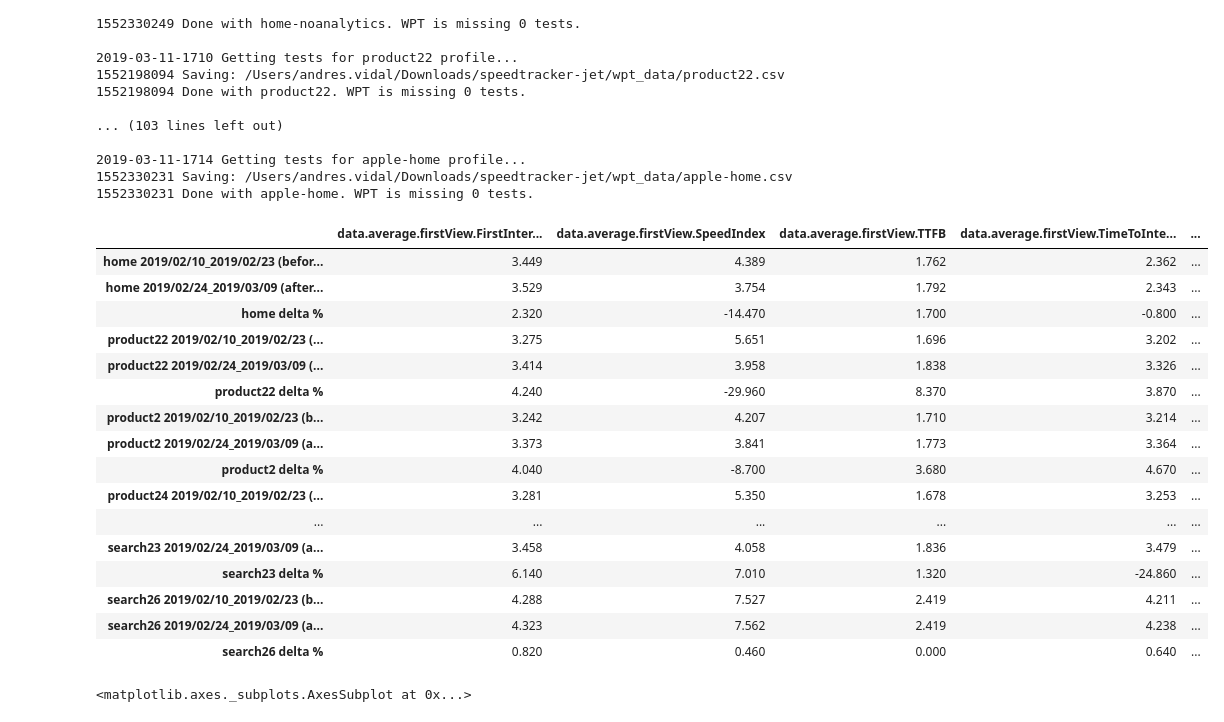
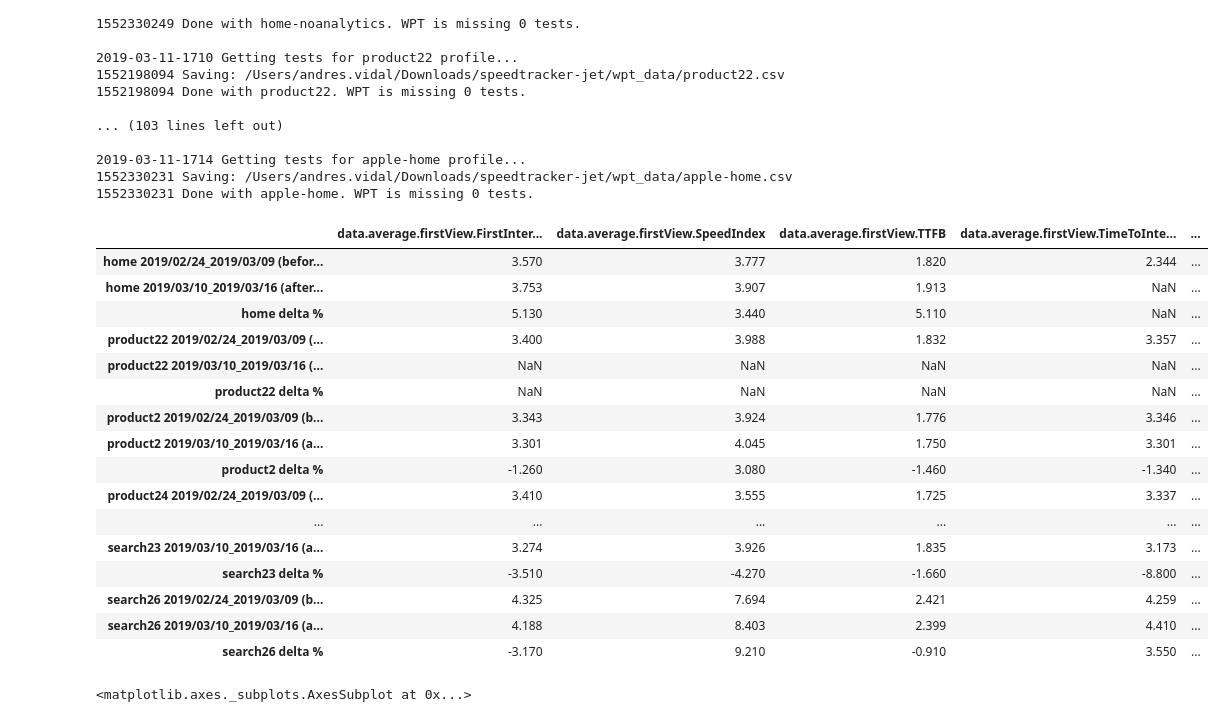
Before and after one commit to andresvidal/speedtracker-jet, a Jupyter notebook: Speedtracker.ipynb, the cells around one changed output. Saved outputs shown, nothing was run; the diff lists cells and outputs as text; code cells hidden in the pictures.

```diff
--- a/Speedtracker.ipynb
+++ b/Speedtracker.ipynb
@@ -313,51 +313,51 @@ ts = datetime.now().strftime("%Y%m%d%H%M")
 #
 # Pre-determined run dates below based on batman sprint cycles
 #
 
 #df = run_compare(speedtracker_profiles, '2019/01/13', '2019/01/26', '2019/01/27', '2019/02/09') # 2/2 weeks
 
 #df = run_compare(speedtracker_profiles, '2019/01/27', '2019/02/09', '2019/02/10', '2019/02/16') # 2/1 weeks
 #df = run_compare(speedtracker_profiles, '2019/01/27', '2019/02/09', '2019/02/10', '2019/02/23') # 2/2 weeks
 
 #df = run_compare(speedtracker_profiles, '2019/02/10', '2019/02/23', '2019/02/24', '2019/03/02') # 2/1 weeks
-df = run_compare(speedtracker_profiles, '2019/02/10', '2019/02/23', '2019/02/24', '2019/03/09') # 2/2 weeks
+#df = run_compare(speedtracker_profiles, '2019/02/10', '2019/02/23', '2019/02/24', '2019/03/09') # 2/2 weeks
 
-#df = run_compare(speedtracker_profiles, '2019/02/24', '2019/03/09', '2019/03/10', '2019/03/16') # 2/1 weeks
+df = run_compare(speedtracker_profiles, '2019/02/24', '2019/03/09', '2019/03/10', '2019/03/16') # 2/1 weeks
 #df = run_compare(speedtracker_profiles, '2019/02/24', '2019/03/09', '2019/03/10', '2019/03/23') # 2/2 weeks
 
 #df = run_compare(speedtracker_profiles, '2019/03/10', '2019/03/23', '2019/03/24', '2019/03/30') # 2/1 weeks
 #df = run_compare(speedtracker_profiles, '2019/03/10', '2019/03/23', '2019/03/24', '2019/04/06') # 2/2 weeks
 
 #df = run_compare(speedtracker_profiles, '2019/03/24', '2019/04/06', '2019/04/07', '2019/04/13') # 2/1 weeks
 #df = run_compare(speedtracker_profiles, '2019/03/24', '2019/04/06', '2019/04/07', '2019/04/20') # 2/2 weeks
 
 
 # test
 #df = run_compare(speedtracker_profiles, '2018/11/01', '2018/11/30', '2019/02/24', '2019/03/02')
 
 # Save
 df.to_csv(join(temp_path, f'speedtracker-analysis_{ts}.csv'))
 
 # Show data table. Comment to ignore showing.
 df
 # %% [output]
 |  | data.average.firstView.FirstInter... | data.average.firstView.SpeedIndex | data.average.firstView.TTFB | data.average.firstView.TimeToInte... | ... |
-| home 2019/02/10_2019/02/23 (befor... | 3.449 | 4.389 | 1.762 | 2.362 | ... |
-| home 2019/02/24_2019/03/09 (after... | 3.529 | 3.754 | 1.792 | 2.343 | ... |
-| home delta % | 2.320 | -14.470 | 1.700 | -0.800 | ... |
-| product22 2019/02/10_2019/02/23 (... | 3.275 | 5.651 | 1.696 | 3.202 | ... |
-| product22 2019/02/24_2019/03/09 (... | 3.414 | 3.958 | 1.838 | 3.326 | ... |
-| product22 delta % | 4.240 | -29.960 | 8.370 | 3.870 | ... |
-| product2 2019/02/10_2019/02/23 (b... | 3.242 | 4.207 | 1.710 | 3.214 | ... |
-| product2 2019/02/24_2019/03/09 (a... | 3.373 | 3.841 | 1.773 | 3.364 | ... |
-| product2 delta % | 4.040 | -8.700 | 3.680 | 4.670 | ... |
-| product24 2019/02/10_2019/02/23 (... | 3.281 | 5.350 | 1.678 | 3.253 | ... |
+| home 2019/02/24_2019/03/09 (befor... | 3.570 | 3.777 | 1.820 | 2.344 | ... |
+| home 2019/03/10_2019/03/16 (after... | 3.753 | 3.907 | 1.913 | NaN | ... |
+| home delta % | 5.130 | 3.440 | 5.110 | NaN | ... |
+| product22 2019/02/24_2019/03/09 (... | 3.400 | 3.988 | 1.832 | 3.357 | ... |
+| product22 2019/03/10_2019/03/16 (... | NaN | NaN | NaN | NaN | ... |
+| product22 delta % | NaN | NaN | NaN | NaN | ... |
+| product2 2019/02/24_2019/03/09 (b... | 3.343 | 3.924 | 1.776 | 3.346 | ... |
+| product2 2019/03/10_2019/03/16 (a... | 3.301 | 4.045 | 1.750 | 3.301 | ... |
+| product2 delta % | -1.260 | 3.080 | -1.460 | -1.340 | ... |
+| product24 2019/02/24_2019/03/09 (... | 3.410 | 3.555 | 1.725 | 3.337 | ... |
 | ... | ... | ... | ... | ... | ... |
-| search23 2019/02/24_2019/03/09 (a... | 3.458 | 4.058 | 1.836 | 3.479 | ... |
-| search23 delta % | 6.140 | 7.010 | 1.320 | -24.860 | ... |
-| search26 2019/02/10_2019/02/23 (b... | 4.288 | 7.527 | 2.419 | 4.211 | ... |
-| search26 2019/02/24_2019/03/09 (a... | 4.323 | 7.562 | 2.419 | 4.238 | ... |
-| search26 delta % | 0.820 | 0.460 | 0.000 | 0.640 | ... |
+| search23 2019/03/10_2019/03/16 (a... | 3.274 | 3.926 | 1.835 | 3.173 | ... |
+| search23 delta % | -3.510 | -4.270 | -1.660 | -8.800 | ... |
+| search26 2019/02/24_2019/03/09 (b... | 4.325 | 7.694 | 2.421 | 4.259 | ... |
+| search26 2019/03/10_2019/03/16 (a... | 4.188 | 8.403 | 2.399 | 4.410 | ... |
+| search26 delta % | -3.170 | 9.210 | -0.910 | 3.550 | ... |
 # %%
 #
 # Run to calculate and save Percentage Changes for profiles defined above
```
